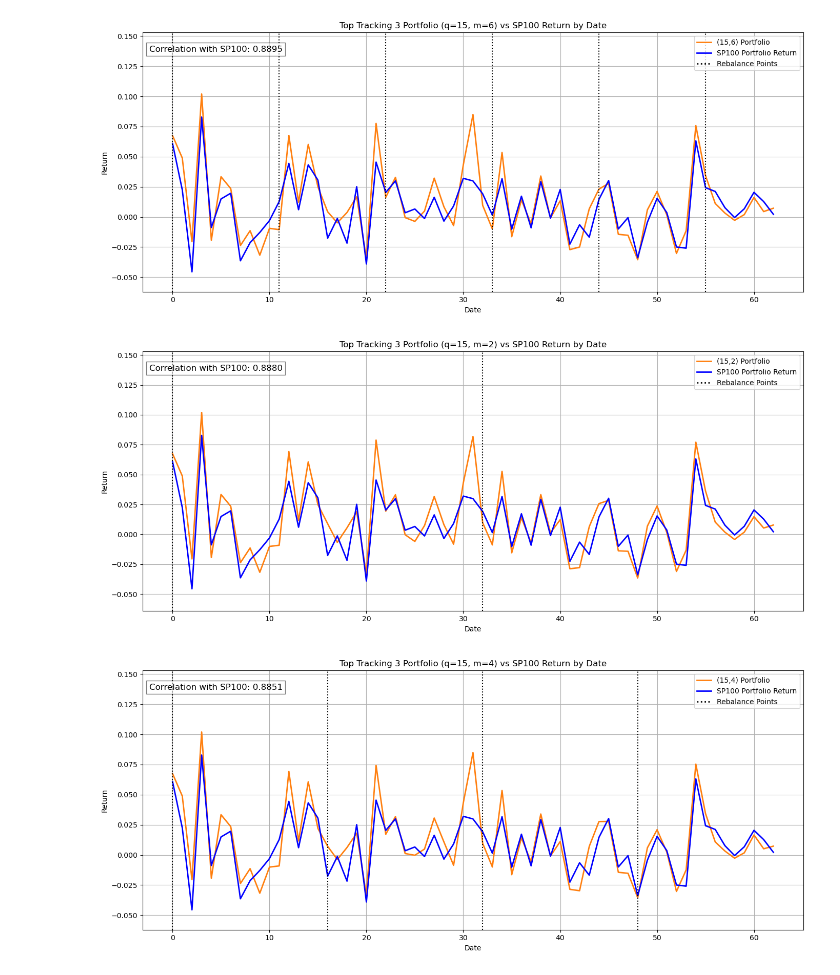
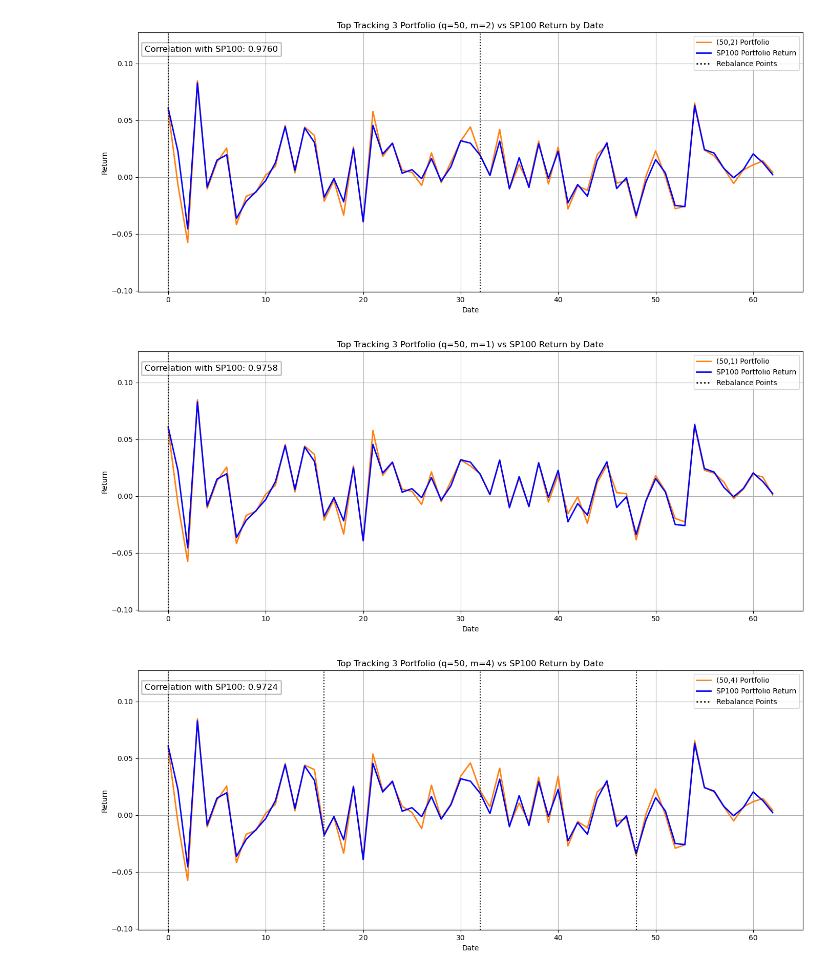
Before and after one commit to chackett24/Passive-Portfolio, a Jupyter notebook: max_corr.ipynb, the cells around one changed output. Cells and saved outputs as stored; diff of their text form; code cells hidden in the pictures.

```diff
--- a/max_corr.ipynb
+++ b/max_corr.ipynb
@@ -90,5 +92,5 @@ def get_all_index_returns(qs, ms):
 
     return correlations_dict, combined
 # %%
-corrs, indexes = get_all_index_returns([5,10, 15], [2 ,4, 6])
+corrs, indexes = get_all_index_returns([1,5, 10, 25, 50], [1, 2, 4, 6, 12])
 # %% [output]
@@ -112,10 +122,9 @@ Gurobi 12.0.1:Gurobi 12.0.1: optimal solution; objective 69.928
 # %%
 import matplotlib.pyplot as plt
-corrs_df = pd.DataFrame(
-    [(q, m, corr) for (q, m), corr in corrs.items()],
-    columns=['q', 'm', 'Correlation']
-)
-top3 = corrs_df.sort_values(by='Correlation', ascending=False).head(3)
+
+corrs_df = pd.read_csv('max_correlations.csv')
+indexes = pd.read_csv('max_corr_returns.csv')
+top3 = corrs_df.sort_values(by='Correlation', ascending=False).head(10)
 top_labels = [f"({int(row.q)},{int(row.m)})" for _, row in top3.iterrows()]
 
 
@@ -133,33 +142,33 @@ for label in top_labels:
 
     # Plot SP100
     plt.plot(indexes.index, indexes['SP100'], label='SP100 Portfolio Return', linewidth=2, linestyle='-', color='blue')
 
     rebalance_points = list(range(0, len(indexes), int(np.ceil(len(indexes) / focus_m))))
     for x in rebalance_points:
         plt.axvline(x=x, color='black', linestyle=':', linewidth=1.5)
 
     rebalance_line = mlines.Line2D([], [], color='black', linestyle=':', linewidth=2, label='Rebalance Points')
 
     # Correlation annotation
     corr = corrs[(focus_q, focus_m)]
     plt.text(
         0.01, 0.95, f'Correlation with SP100: {corr:.4f}',
         transform=plt.gca().transAxes,
         fontsize=12,
         verticalalignment='top',
         bbox=dict(facecolor='white', alpha=0.5)
     )
 
     # Plot formatting
     plt.xlabel('Date')
     plt.ylabel('Return')
     plt.ylim(min(indexes[label]) * 1.75, max(indexes[label]) * 1.5)
     plt.title(f'Top Tracking 3 Portfolio (q={focus_q}, m={focus_m}) vs SP100 Return by Date')
     plt.legend(handles=plt.gca().get_legend_handles_labels()[0] + [rebalance_line])
     plt.grid(True)
     plt.tight_layout()
     plt.show()
 # %% [output]
-[figure, old version]
+[figure, new version]
-[figure, old version]
+[figure, new version]
-[figure, old version]
+[figure, new version]
```
Also changed, not shown: parts of 6 cells of this notebook.
